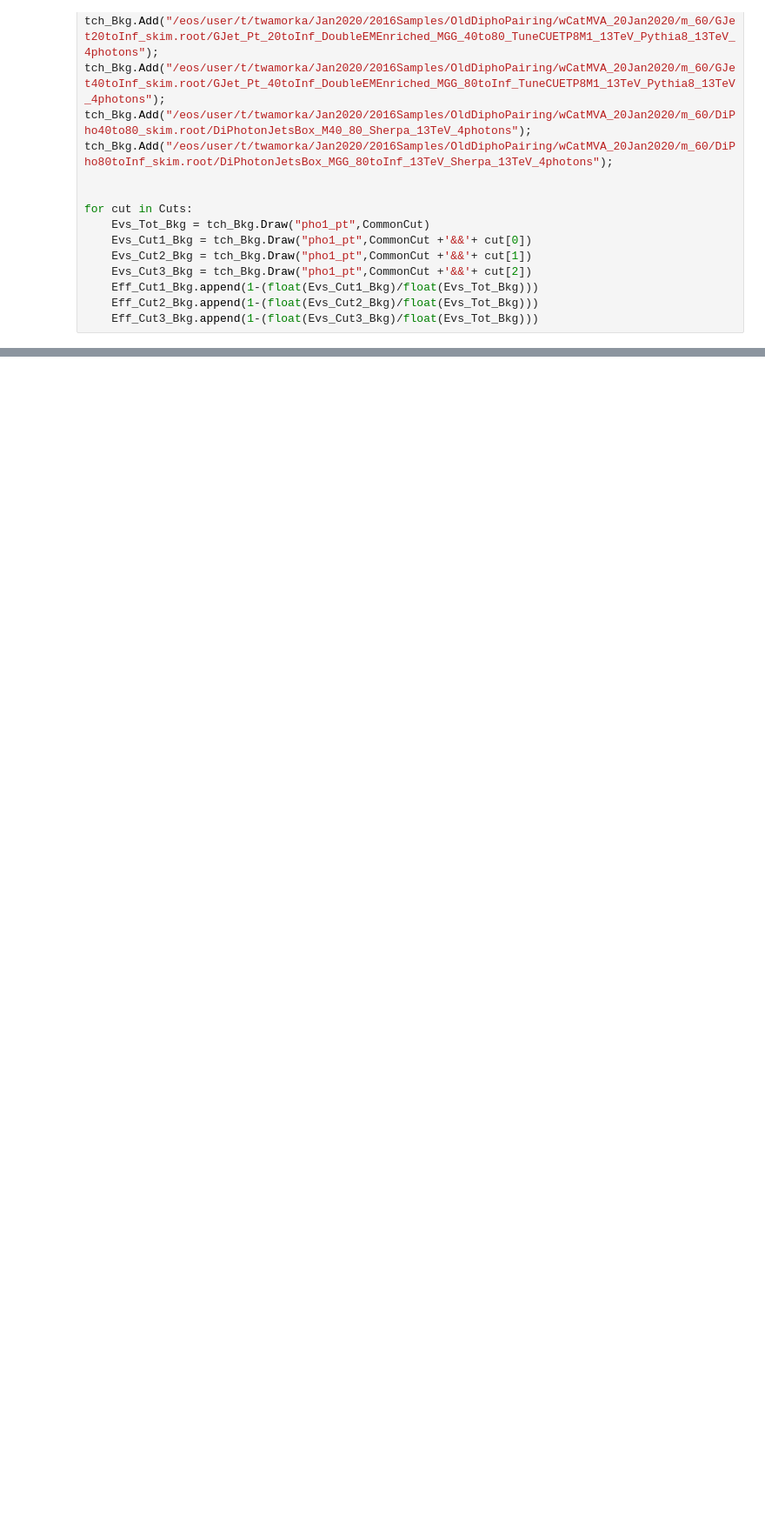
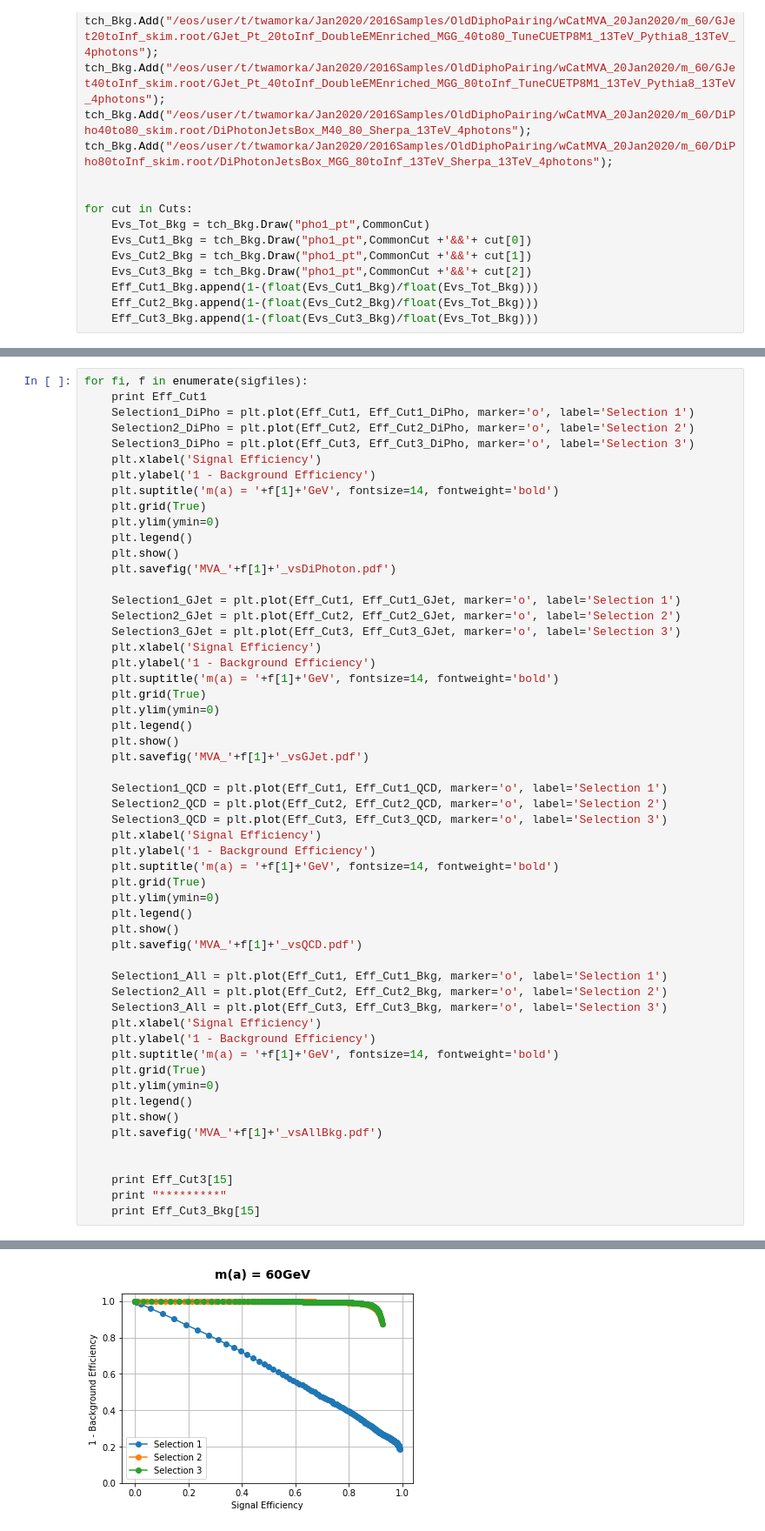
Before and after one commit to wamorkart/Scripts, a Jupyter notebook: MVA_Optimizer.ipynb, the cells around one changed output, grey strips where cells are left out. Shown at 87% size. Saved outputs shown, nothing was run; the diff lists cells and outputs as text; blank space fills up the shorter version.

```diff
--- a/MVA_Optimizer.ipynb
+++ b/MVA_Optimizer.ipynb
@@ -250,0 +213,56 @@ for fi, f in enumerate(sigfiles):
+# %%
+for fi, f in enumerate(sigfiles):
+    print Eff_Cut1
+    Selection1_DiPho = plt.plot(Eff_Cut1, Eff_Cut1_DiPho, marker='o', label='Selection 1')
+    Selection2_DiPho = plt.plot(Eff_Cut2, Eff_Cut2_DiPho, marker='o', label='Selection 2')
+    Selection3_DiPho = plt.plot(Eff_Cut3, Eff_Cut3_DiPho, marker='o', label='Selection 3')
+    plt.xlabel('Signal Efficiency')
+    plt.ylabel('1 - Background Efficiency')
+    plt.suptitle('m(a) = '+f[1]+'GeV', fontsize=14, fontweight='bold')
+    plt.grid(True)
+    plt.ylim(ymin=0)
+    plt.legend()
+    plt.show()
+    plt.savefig('MVA_'+f[1]+'_vsDiPhoton.pdf')
+
+    Selection1_GJet = plt.plot(Eff_Cut1, Eff_Cut1_GJet, marker='o', label='Selection 1')
+    Selection2_GJet = plt.plot(Eff_Cut2, Eff_Cut2_GJet, marker='o', label='Selection 2')
+    Selection3_GJet = plt.plot(Eff_Cut3, Eff_Cut3_GJet, marker='o', label='Selection 3')
+    plt.xlabel('Signal Efficiency')
+    plt.ylabel('1 - Background Efficiency')
+    plt.suptitle('m(a) = '+f[1]+'GeV', fontsize=14, fontweight='bold')
+    plt.grid(True)
+    plt.ylim(ymin=0)
+    plt.legend()
+    plt.show()
+    plt.savefig('MVA_'+f[1]+'_vsGJet.pdf')
+
+    Selection1_QCD = plt.plot(Eff_Cut1, Eff_Cut1_QCD, marker='o', label='Selection 1')
+    Selection2_QCD = plt.plot(Eff_Cut2, Eff_Cut2_QCD, marker='o', label='Selection 2')
+    Selection3_QCD = plt.plot(Eff_Cut3, Eff_Cut3_QCD, marker='o', label='Selection 3')
+    plt.xlabel('Signal Efficiency')
+    plt.ylabel('1 - Background Efficiency')
+    plt.suptitle('m(a) = '+f[1]+'GeV', fontsize=14, fontweight='bold')
+    plt.grid(True)
+    plt.ylim(ymin=0)
+    plt.legend()
+    plt.show()
+    plt.savefig('MVA_'+f[1]+'_vsQCD.pdf')
+
+    Selection1_All = plt.plot(Eff_Cut1, Eff_Cut1_Bkg, marker='o', label='Selection 1')
+    Selection2_All = plt.plot(Eff_Cut2, Eff_Cut2_Bkg, marker='o', label='Selection 2')
+    Selection3_All = plt.plot(Eff_Cut3, Eff_Cut3_Bkg, marker='o', label='Selection 3')
+    plt.xlabel('Signal Efficiency')
+    plt.ylabel('1 - Background Efficiency')
+    plt.suptitle('m(a) = '+f[1]+'GeV', fontsize=14, fontweight='bold')
+    plt.grid(True)
+    plt.ylim(ymin=0)
+    plt.legend()
+    plt.show()
+    plt.savefig('MVA_'+f[1]+'_vsAllBkg.pdf')
+
+
+    print Eff_Cut3[15]
+    print "*********"
+    print Eff_Cut3_Bkg[15]
+# %% [output]
@@ -250,0 +270 @@ for fi, f in enumerate(sigfiles):
+[figure, added]
```
Also changed, not shown: parts of 9 cells of this notebook.
